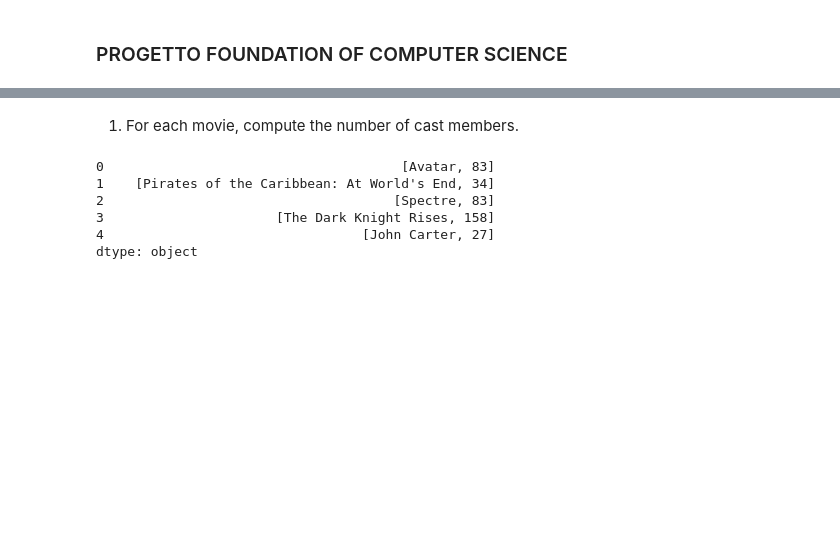
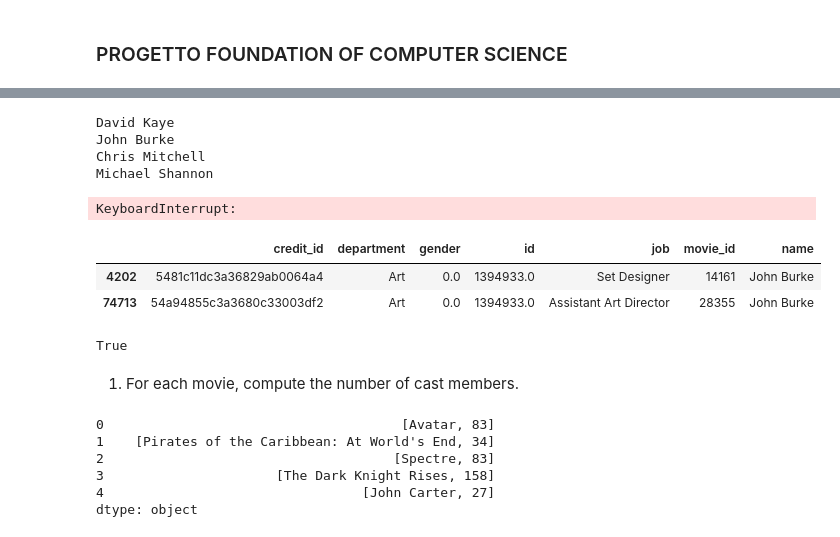
Before and after one commit to cekk88/Splinter, a Jupyter notebook: exam.ipynb, the cells around one changed output, grey strips where cells are left out. Saved outputs shown, nothing was run; the diff lists cells and outputs as text; code cells hidden in the pictures; blank space fills up the shorter version.

```diff
--- a/exam.ipynb
+++ b/exam.ipynb
@@ -16,0 +19,21 @@ movies.spoken_languages = movies.spoken_languages.apply(ast.literal_eval)
+# %%
+i=0
+vuoti=[]
+for el in credits.cast:
+    if el == []:
+        vuoti.append(i)
+    i+=1
+# %%
+from pandas.io.json import json_normalize
+mytab = pd.DataFrame(json_normalize(credits.cast[0]))
+mytab["movie_id"]=credits.movie_id[0]
+i=1
+j=len(credits.cast)
+for el in credits.cast[1:]:
+    a = pd.DataFrame(json_normalize(el))
+    a["movie_id"]=credits.movie_id[i]
+    mytab = mytab.append(a, ignore_index=True)
+#    if i not in vuoti:
+#        assert len(a.credit_id) == len(pd.unique(a.credit_id))
+    i+=1
+    print(str(i)+"/"+str(j))
@@ -16,0 +58,20 @@ movies.spoken_languages = movies.spoken_languages.apply(ast.literal_eval)
+# %%
+i=0
+vuoti=[]
+for el in credits.crew:
+    if el == []:
+        vuoti.append(i)
+    i+=1
+# %%
+mytab2 = pd.DataFrame(json_normalize(credits.crew[0]))
+mytab2["movie_id"]=credits.movie_id[0]
+i=1
+j=len(credits.crew)
+for el in credits.crew[1:]:
+    a = pd.DataFrame(json_normalize(el))
+    a["movie_id"]=credits.movie_id[i]
+    mytab2 = mytab2.append(a, ignore_index=True)
+#    if i not in vuoti:
+#        assert len(a.credit_id) == len(pd.unique(a.credit_id))
+    i+=1
+    print(str(i)+"/"+str(j))
@@ -17,3 +108,28 @@ movies.spoken_languages = movies.spoken_languages.apply(ast.literal_eval)
+# %%
+unici=[]
+for el in list(mydict.values()):
+    if el in unici:
+        print(el)
+    else:
+        unici.append(el)
+# %% [output]
+David Kaye
+John Burke
+Chris Mitchell
+Michael Shannon
+KeyboardInterrupt:
+# %%
+mytab2[mytab2.name=="John Burke"]
+# %% [output]
+|  | credit_id | department | gender | id | job | movie_id | name |
+| 4202 | 5481c11dc3a36829ab0064a4 | Art | 0.0 | 1394933.0 | Set Designer | 14161 | John Burke |
+| 74713 | 54a94855c3a3680c33003df2 | Art | 0.0 | 1394933.0 | Assistant Art Director | 28355 | John Burke |
+# %%
+cred = mytab.credit_id
+cred.append(mytab2.credit_id)
+len(cred) == len(pd.unique(cred))
+# %% [output]
+True
 # %% [markdown]
 1) For each movie, compute the number of cast members.
 # %%
```
Also changed, not shown: parts of 13 cells of this notebook.
